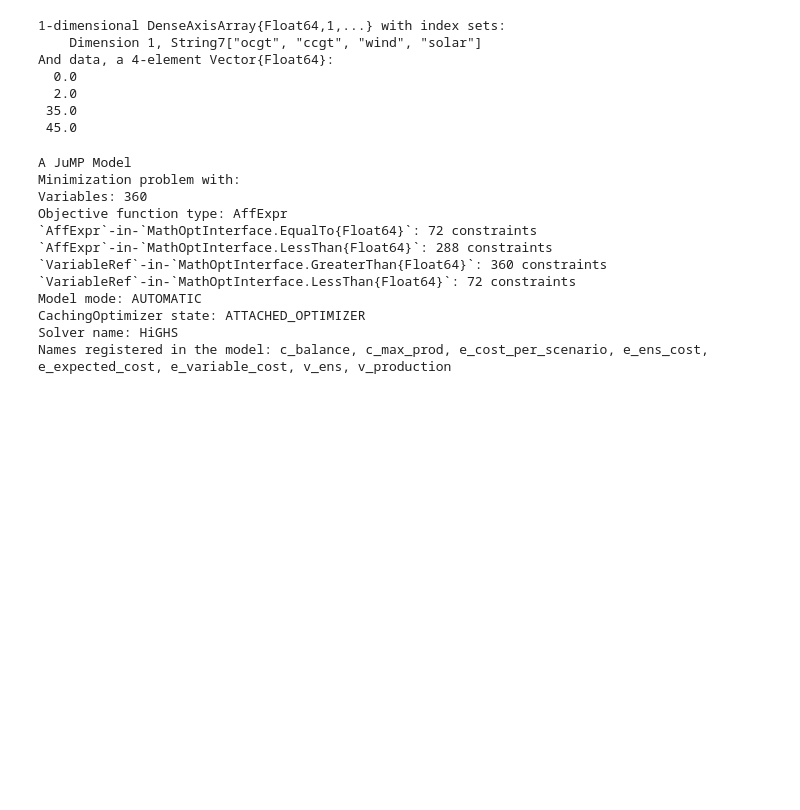
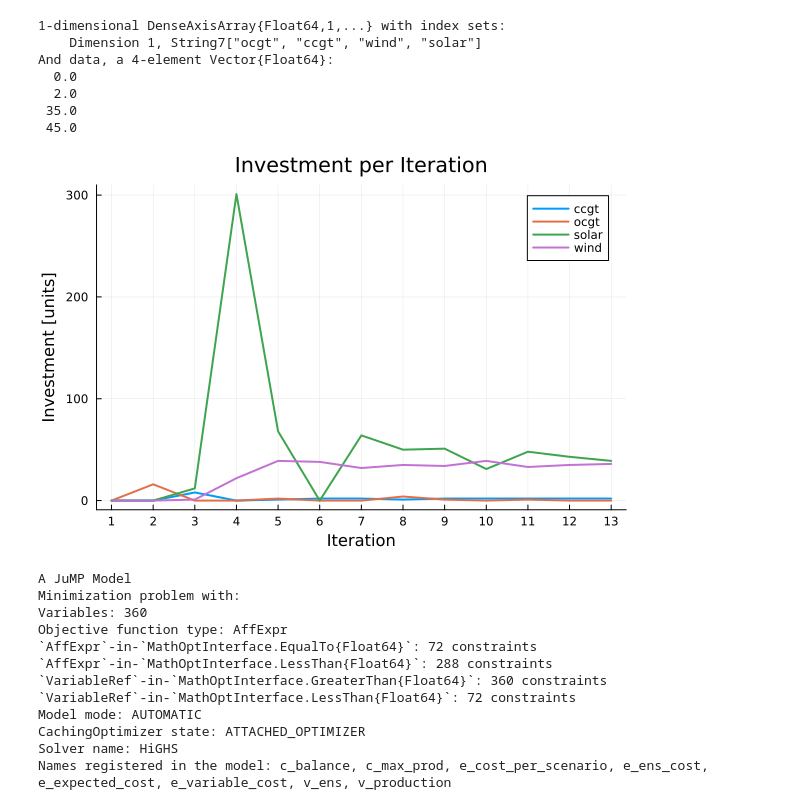
Before and after one commit to datejada/generation-expansion-planning-models-jump, a Jupyter notebook: Stochastic-GEP-two-stage-Benders-multicut-nb.ipynb, the cells around one changed output. Drawn from its saved outputs; the diff is of its cells as text; code cells hidden in the pictures; blank space fills up the shorter version.

Commit message:
Add function to plot investment at each iteration

```diff
--- a/Stochastic-GEP-two-stage-Benders-multicut-nb.ipynb
+++ b/Stochastic-GEP-two-stage-Benders-multicut-nb.ipynb
@@ -132,6 +132,12 @@ df_Benders_interations = DataFrame(;
     lower_bound = Float64[],
     upper_bound = Float64[],
     gap = Float64[],
+)
+
+df_investment_per_iteration = DataFrame(;
+    iteration = Int[],
+    generator = String[],
+    investment = Float64[],
 )
 
 # Start Benders' Decomposition
@@ -153,6 +159,10 @@ for iteration in 1:MAXIMUM_ITERATIONS
         break
     end
     add_cut(first_stage_model, subproblem, sets, params, p_investment, iteration)
+
+    for g in sets[:G]
+        push!(df_investment_per_iteration, (iteration, g, p_investment[g]))
+    end
 end
 # %% [output]
 Iteration  Lower Bound  Upper Bound          Gap
@@ -192,6 +202,10 @@ And data, a 4-element Vector{Float64}:
   2.0
  35.0
  45.0
+# %%
+plot_investment_per_iteration(df_investment_per_iteration)
+# %% [output]
+[figure, added]
 # %%
 subproblem = create_and_solve_subproblem(sets, params, v_investment_optimal)
 # %% [output]
```
Also changed, not shown: 3 other files.
